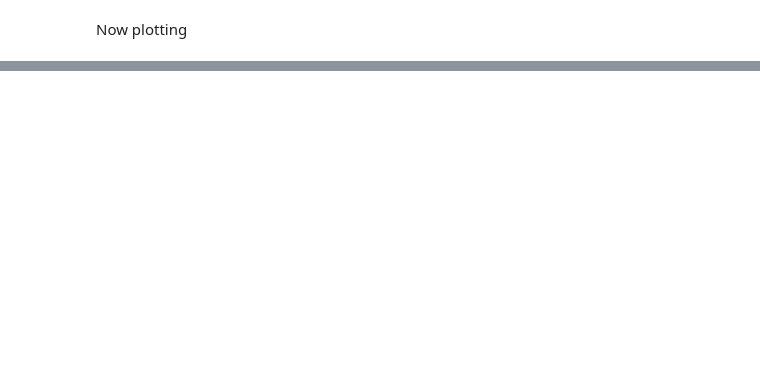
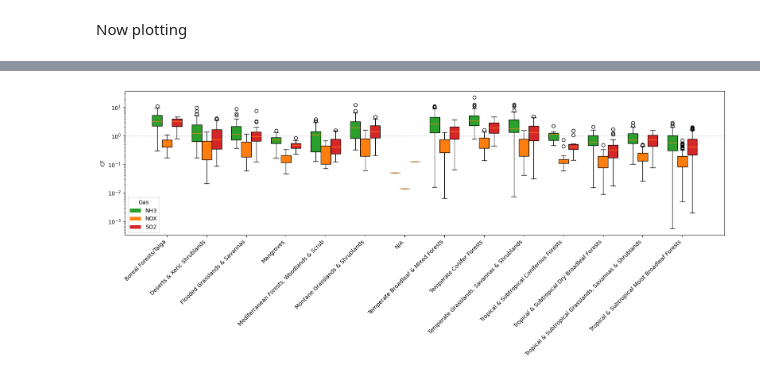
Before and after one commit to cloyolaangosto/SBTN_Land_LEAFs, a Jupyter notebook: paper/Paper_Graphs_Figures.ipynb, the cells around one changed output, grey strips where cells are left out. Drawn from its saved outputs; the diff is of its cells as text; code cells hidden in the pictures; blank space fills up the shorter version.

```diff
--- a/paper/Paper_Graphs_Figures.ipynb
+++ b/paper/Paper_Graphs_Figures.ipynb
@@ -191,0 +232,52 @@ plt.show()
+# %%
+biomes = sorted(acid_er_noNA["BIOME_NAME"].unique())
+flows = ["nh3", "nox", "so2"]
+colors = {"nh3": "tab:green", "nox": "tab:orange", "so2": "tab:red"}
+
+def collect_data(flow):
+    df = acid_er_noNA[acid_er_noNA["flow_name"] == flow]
+    return [df.loc[df["BIOME_NAME"] == b, "cf"].values for b in biomes]
+
+data = {flow: collect_data(flow) for flow in flows}
+
+fig, ax = plt.subplots(figsize=(16, 7))
+
+x = np.arange(len(biomes))
+width = 0.25
+
+ax.axhline(1, linestyle="--", linewidth=1, color = "lightgrey")
+
+for i, flow in enumerate(flows):
+    positions = x + (i - 1) * width
+    bp = ax.boxplot(
+        data[flow],
+        positions=positions,
+        widths=width,
+        patch_artist=True,
+        showmeans=False,
+        manage_ticks=False,
+    )
+    for box in bp["boxes"]:
+        box.set_facecolor(colors[flow])
+
+
+
+# X axis
+ax.set_xticks(x)
+ax.set_xticklabels(biomes, rotation=45, ha="right")
+
+# Y axis
+ax.set_yscale("log")
+ax.set_ylabel("CF")
+
+# Legend
+from matplotlib.patches import Patch
+legend_handles = [
+    Patch(facecolor=colors[f], label=f.upper()) for f in flows
+]
+ax.legend(handles=legend_handles, title="Gas")
+
+fig.tight_layout()
+plt.show()
+# %% [output]
+[figure, added]
```
Also changed, not shown: parts of 33 cells of this notebook, 2 other files.
